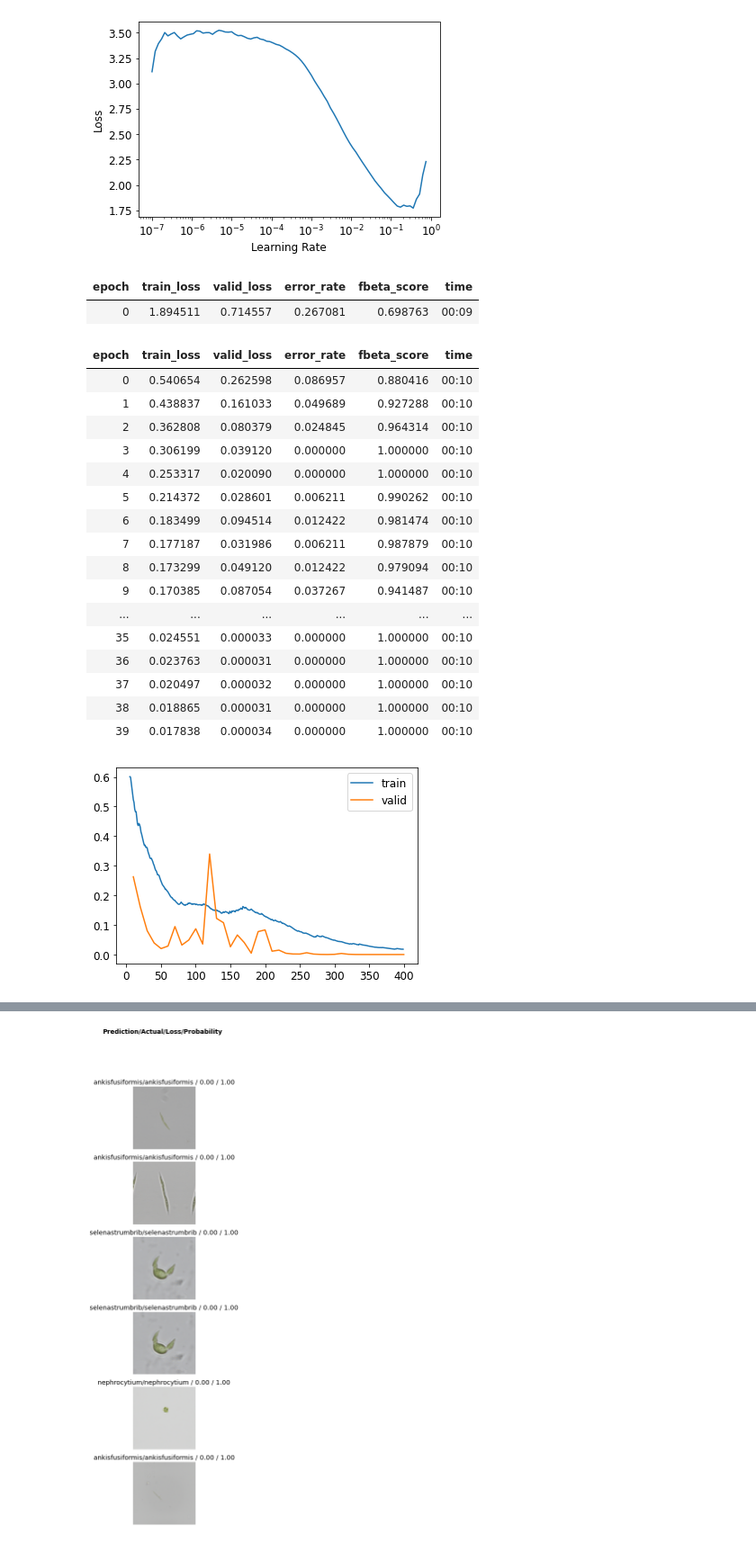
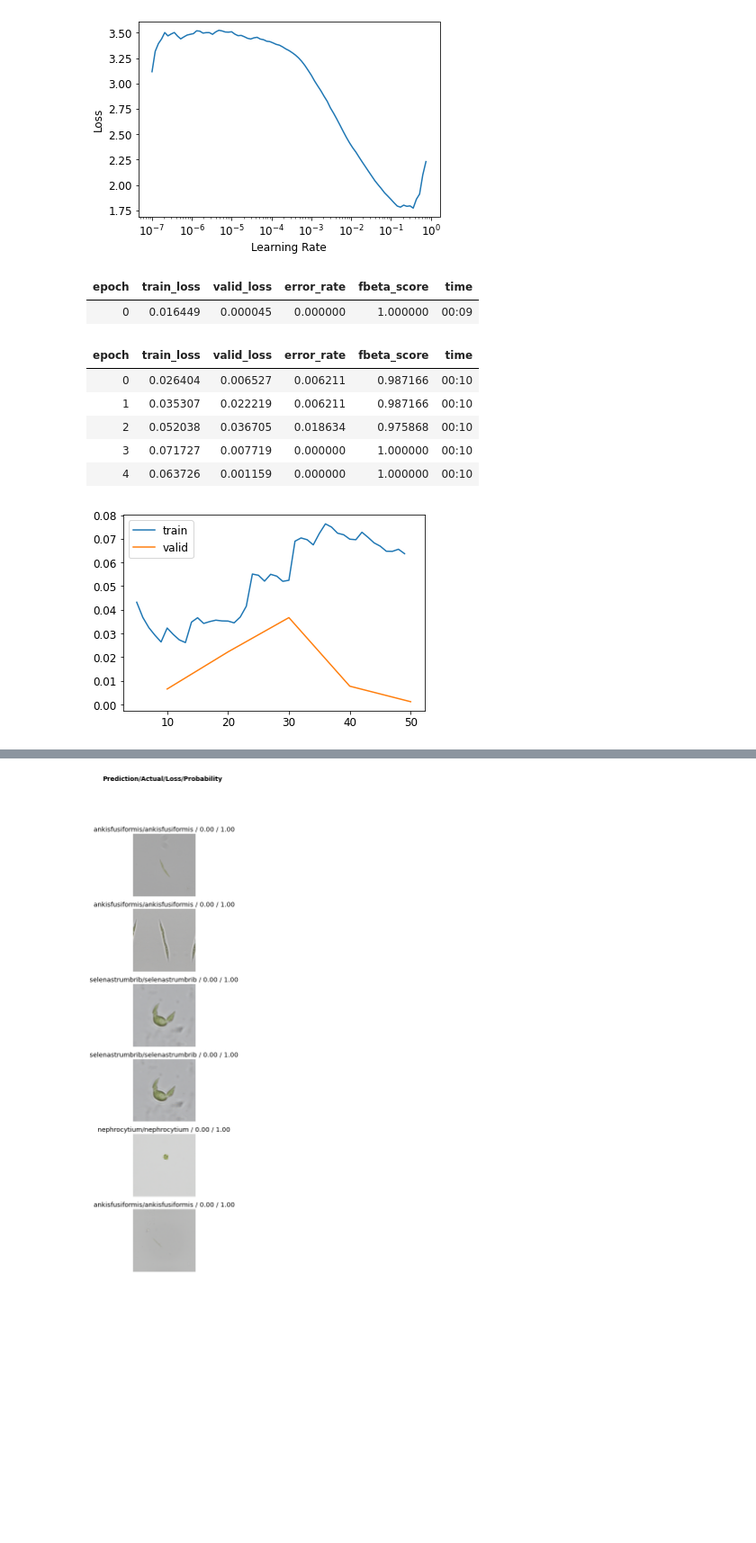
Before and after one commit to viniciusrpb/greenalgaclassification, a Jupyter notebook: selenastraceae_alexnet.ipynb, the cells around one changed output, grey strips where cells are left out. Shown at 90% size. Saved outputs shown, nothing was run; the diff lists cells and outputs as text; code cells hidden in the pictures; blank space fills up the shorter version.

```diff
--- a/selenastraceae_alexnet.ipynb
+++ b/selenastraceae_alexnet.ipynb
@@ -92,33 +92,22 @@ lr_min,lr_steep = alexnet_learner.lr_find()
 # %%
 #alexnet_learner.fit_one_cycle(12,0.01)
 #alexnet_learner.unfreeze()
 #alexnet_learner.fit_one_cycle(12,lr_max=slice(1e-6,1e-4))
 
 #Trains the randomly added layers for one epoch, with all other layers frozen
 #Unfreezes all of the layers, and trains them all for the number of epochs requested
-alexnet_learner.fine_tune(40,1e-2)
+alexnet_learner.fine_tune(5,1e-2)
 alexnet_learner.recorder.plot_loss()
 # %% [output]
 | epoch | train_loss | valid_loss | error_rate | fbeta_score | time |
-| 0 | 1.894511 | 0.714557 | 0.267081 | 0.698763 | 00:09 |
+| 0 | 0.016449 | 0.000045 | 0.000000 | 1.000000 | 00:09 |
 | epoch | train_loss | valid_loss | error_rate | fbeta_score | time |
-| 0 | 0.540654 | 0.262598 | 0.086957 | 0.880416 | 00:10 |
-| 1 | 0.438837 | 0.161033 | 0.049689 | 0.927288 | 00:10 |
-| 2 | 0.362808 | 0.080379 | 0.024845 | 0.964314 | 00:10 |
-| 3 | 0.306199 | 0.039120 | 0.000000 | 1.000000 | 00:10 |
-| 4 | 0.253317 | 0.020090 | 0.000000 | 1.000000 | 00:10 |
-| 5 | 0.214372 | 0.028601 | 0.006211 | 0.990262 | 00:10 |
-| 6 | 0.183499 | 0.094514 | 0.012422 | 0.981474 | 00:10 |
-| 7 | 0.177187 | 0.031986 | 0.006211 | 0.987879 | 00:10 |
-| 8 | 0.173299 | 0.049120 | 0.012422 | 0.979094 | 00:10 |
-| 9 | 0.170385 | 0.087054 | 0.037267 | 0.941487 | 00:10 |
-| ... | ... | ... | ... | ... | ... |
-| 35 | 0.024551 | 0.000033 | 0.000000 | 1.000000 | 00:10 |
-| 36 | 0.023763 | 0.000031 | 0.000000 | 1.000000 | 00:10 |
-| 37 | 0.020497 | 0.000032 | 0.000000 | 1.000000 | 00:10 |
-| 38 | 0.018865 | 0.000031 | 0.000000 | 1.000000 | 00:10 |
-| 39 | 0.017838 | 0.000034 | 0.000000 | 1.000000 | 00:10 |
+| 0 | 0.026404 | 0.006527 | 0.006211 | 0.987166 | 00:10 |
+| 1 | 0.035307 | 0.022219 | 0.006211 | 0.987166 | 00:10 |
+| 2 | 0.052038 | 0.036705 | 0.018634 | 0.975868 | 00:10 |
+| 3 | 0.071727 | 0.007719 | 0.000000 | 1.000000 | 00:10 |
+| 4 | 0.063726 | 0.001159 | 0.000000 | 1.000000 | 00:10 |
-[figure, old version]
+[figure, new version]
 # %%
 interp = ClassificationInterpretation.from_learner(alexnet_learner)
 interp.plot_confusion_matrix()
```
Also changed, not shown: parts of 2 cells of this notebook.
